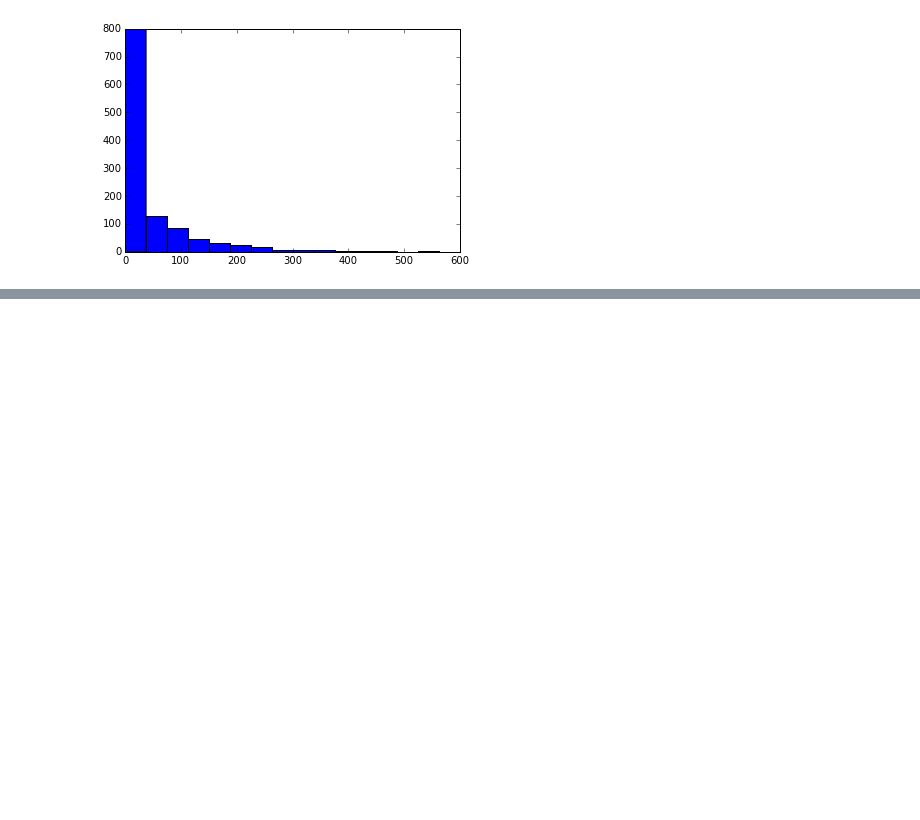
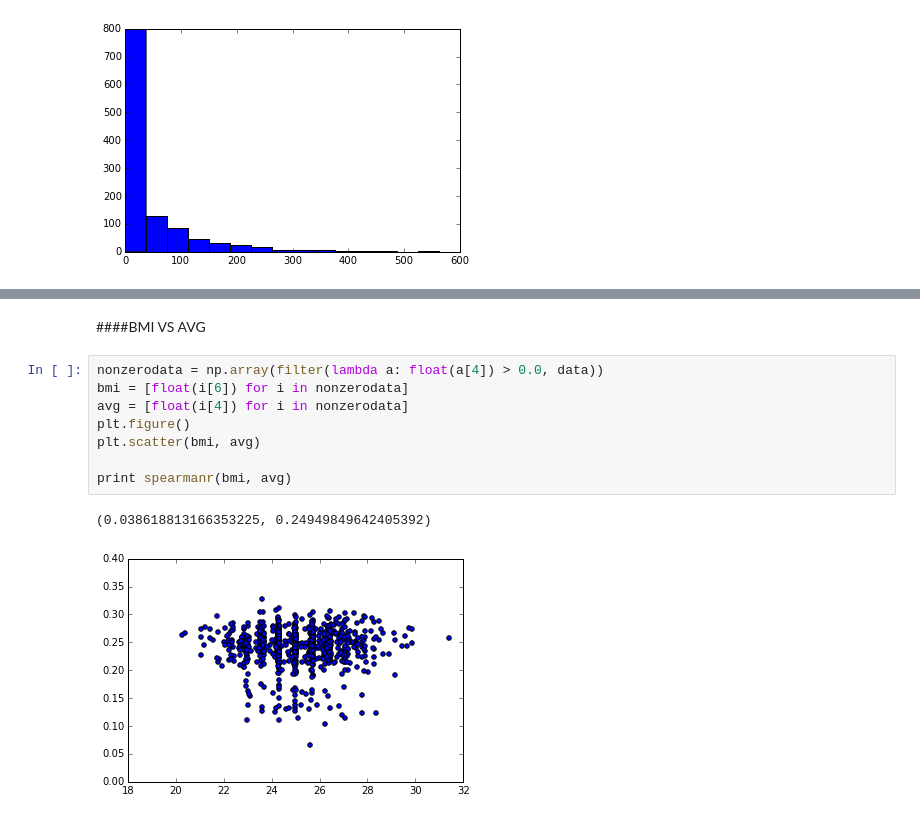
Before and after one commit to tvikkula/visualize-d3, a Jupyter notebook: resources/explore-batters.ipynb, the cells around one changed output, grey strips where cells are left out. Cells and saved outputs as stored; diff of their text form; blank space fills up the shorter version.

```diff
--- a/resources/explore-batters.ipynb
+++ b/resources/explore-batters.ipynb
@@ -137,0 +156,13 @@ plt.hist(hr, bins=15)
+# %% [markdown]
+####BMI VS AVG
+# %%
+nonzerodata = np.array(filter(lambda a: float(a[4]) > 0.0, data))
+bmi = [float(i[6]) for i in nonzerodata]
+avg = [float(i[4]) for i in nonzerodata]
+plt.figure()
+plt.scatter(bmi, avg)
+
+print spearmanr(bmi, avg)
+# %% [output]
+(0.038618813166353225, 0.24949849642405392)
+[figure, added]
```
Also changed, not shown: parts of 8 cells of this notebook, 7 other files.
